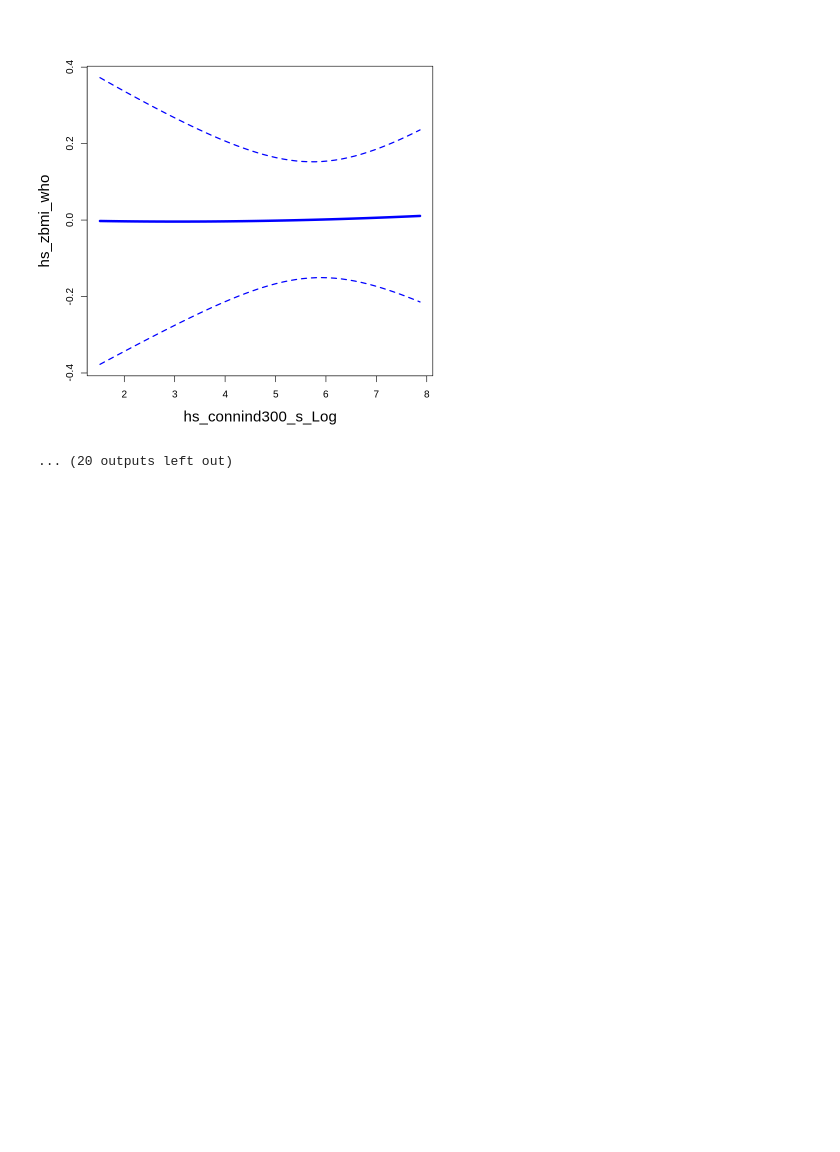
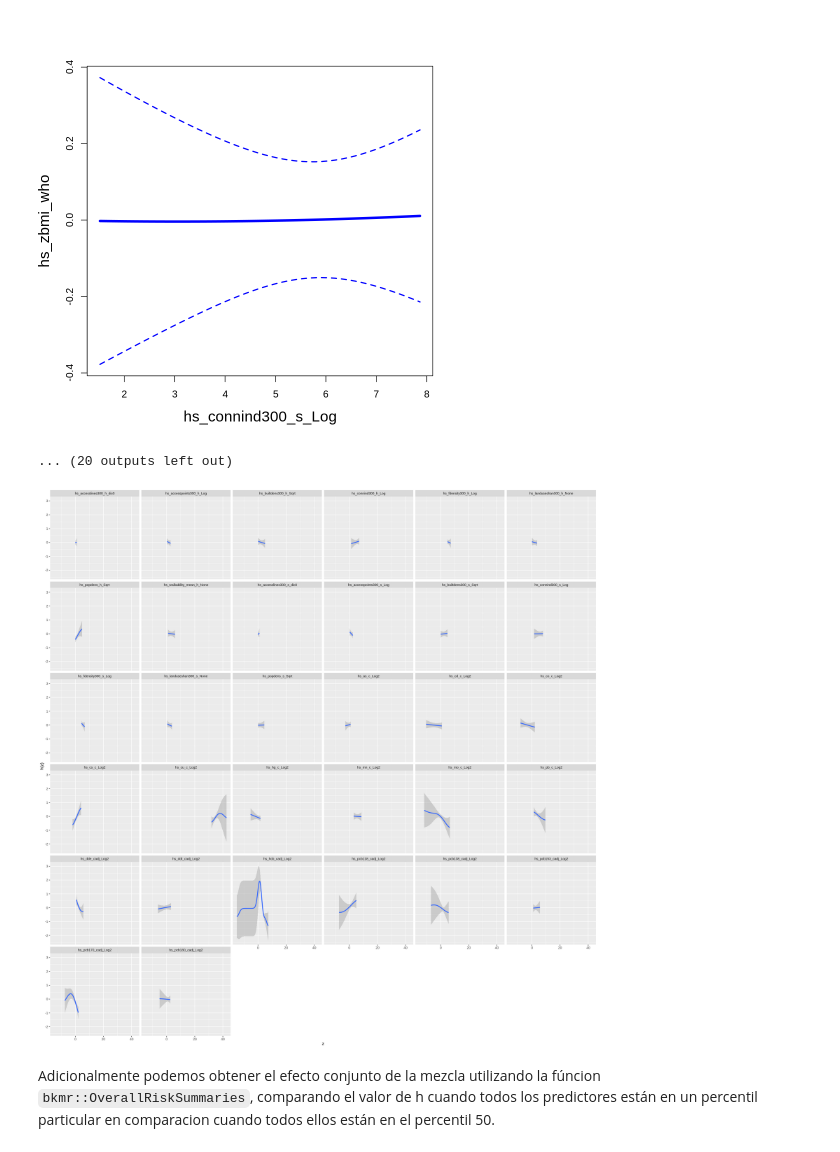
Before and after one commit to alldominguez/ISGlobal.sesion4.Exposoma, a Jupyter notebook: curso_exposoma_modulo_4.ipynb, the cells around one changed output. Saved outputs shown, nothing was run; the diff lists cells and outputs as text; code cells hidden in the pictures; blank space fills up the shorter version.

```diff
--- a/curso_exposoma_modulo_4.ipynb
+++ b/curso_exposoma_modulo_4.ipynb
@@ -999,5 +1020,5 @@ Revisamos la función exposición-respuesta para cada predictor cuando el resto
 # %%
-pred.resp.univar <- PredictorResponseUnivar(fit = fitkm)
+pred.resp.univar <- bkmr::PredictorResponseUnivar(fit = fitkm)
 # %%
 for (i in 1:length(expo.list)) {
   z <- pred.resp.univar$z[pred.resp.univar$variable==expo.list[i]]
@@ -1023,3 +1044,13 @@ for (i in 1:length(expo.list)) {
 [figure]
 [figure]
 ... (20 outputs left out)
+# %%
+# Tambien podemos usar ggplot para mirar los graficos
+options(repr.plot.width=20, repr.plot.height=20) # definimos el tamaño del gráfico en colab
+ggplot(pred.resp.univar, aes(z, est, ymin = est - 1.96*se,
+                             ymax = est + 1.96*se)) +
+  geom_smooth(stat = "identity") + ylab("h(z)") + facet_wrap(~ variable)
+# %% [output]
+[figure, added]
+# %% [markdown]
+Adicionalmente podemos obtener el efecto conjunto de la mezcla utilizando la fúncion `bkmr::OverallRiskSummaries`, comparando el valor de h cuando todos los predictores están en un percentil particular en comparacion cuando todos ellos están en el percentil 50.
```
Also changed, not shown: parts of 10 cells of this notebook.
